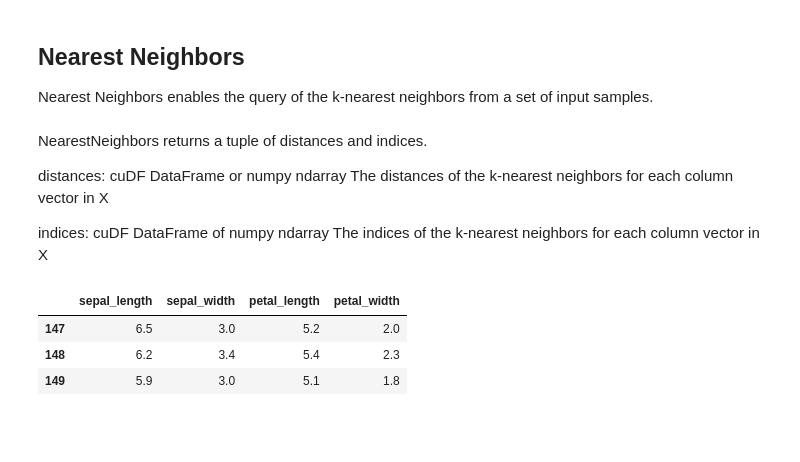
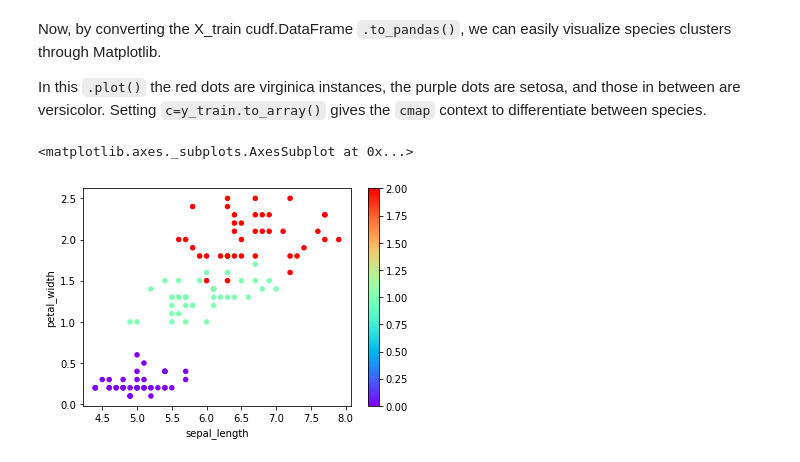
Before and after one commit to Dropout-Analytics/cuml_knn, a Jupyter notebook: knn.ipynb, the cells around one changed output. Saved outputs shown, nothing was run; the diff lists cells and outputs as text; code cells hidden in the pictures; blank space fills up the shorter version.

```diff
--- a/knn.ipynb
+++ b/knn.ipynb
@@ -9,2 +60,18 @@ df = cudf.read_csv('https://github.com/gumdropsteve/datasets/raw/master/iris.csv
+# %%
+from cuml.preprocessing.model_selection import train_test_split
+
+df = df.drop('species')
+
+X_train, X_test, y_train, y_test = train_test_split(df, 'target', train_size=0.8)
+# %% [markdown]
+Now, by converting the X_train cudf.DataFrame `.to_pandas()`, we can easily visualize species clusters through Matplotlib.
+
+In this `.plot()` the red dots are virginica instances, the purple dots are setosa, and those in between are versicolor. Setting `c=y_train.to_array()` gives the `cmap` context to differentiate between species.
 # %%
-# df.to_pandas().plot(kind='scatter', x='sepal_length', y='petal_width', c='target', cmap=('spring'), sharex=False)
+X_train.to_pandas().plot(kind='scatter',
+                         x='sepal_length',
+                         y='petal_width',
+                         c=y_train.to_array(), cmap=('rainbow'), sharex=False)
+# %% [output]
+<matplotlib.axes._subplots.AxesSubplot at 0x...>
+[figure, added]
@@ -13,3 +77,0 @@ df = cudf.read_csv('https://github.com/gumdropsteve/datasets/raw/master/iris.csv
-# %% [markdown]
-## Nearest Neighbors
-Nearest Neighbors enables the query of the k-nearest neighbors from a set of input samples.
@@ -20,18 +77,0 @@ knn = NearestNeighbors(n_neighbors=3)
-# %% [markdown]
-NearestNeighbors returns a tuple of distances and indices.
-
-distances: cuDF DataFrame or numpy ndarray
-    The distances of the k-nearest neighbors for each column vector
-    in X
-
-indices: cuDF DataFrame of numpy ndarray
-    The indices of the k-nearest neighbors for each column vector in X
-# %%
-X = df[['sepal_length', 'sepal_width', 'petal_length', 'petal_width']]
-
-X.tail(3)
-# %% [output]
-|  | sepal_length | sepal_width | petal_length | petal_width |
-| 147 | 6.5 | 3.0 | 5.2 | 2.0 |
-| 148 | 6.2 | 3.4 | 5.4 | 2.3 |
-| 149 | 5.9 | 3.0 | 5.1 | 1.8 |
```
Also changed, not shown: parts of 66 cells of this notebook, 1 other file.
